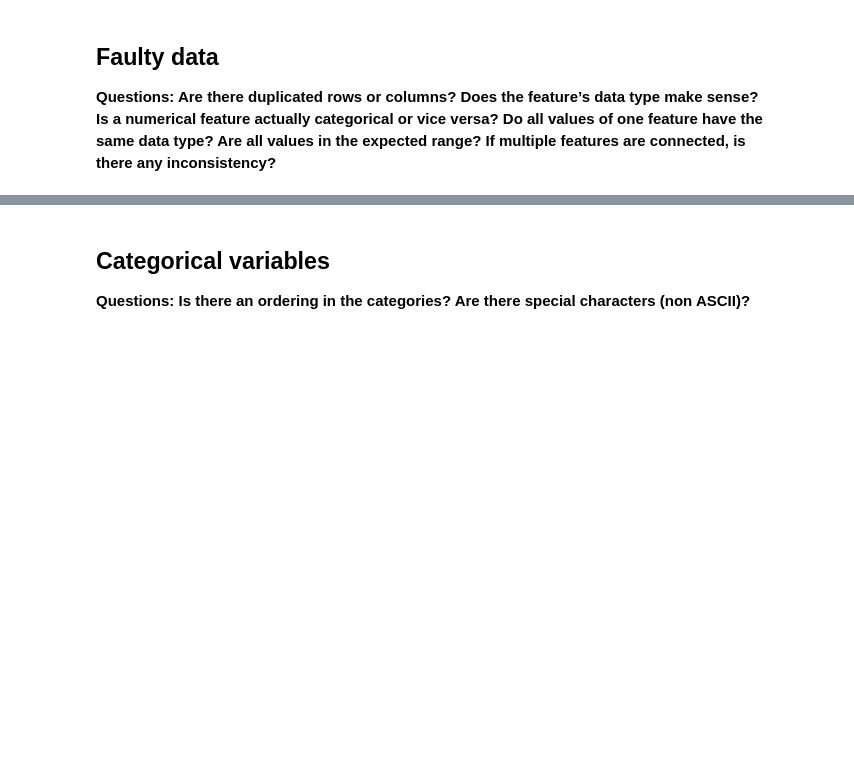
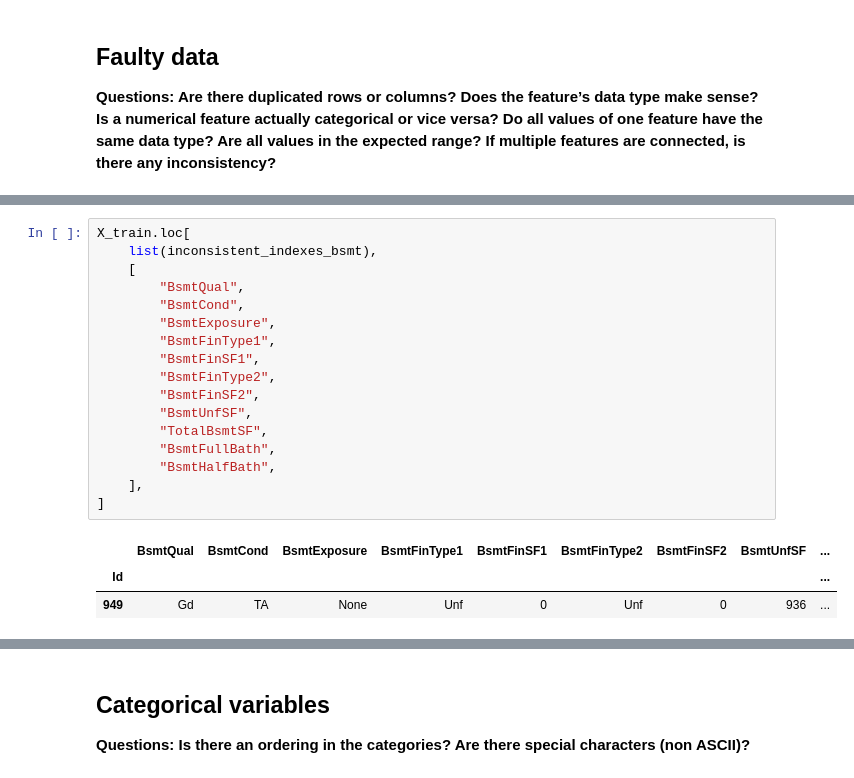
Before and after one commit to ronja-s/ames_housing_prices, a Jupyter notebook: jupyter_notebooks/03_exploratory_data_analysis.ipynb, the cells around one changed output, grey strips where cells are left out. Drawn from its saved outputs; the diff is of its cells as text; blank space fills up the shorter version.

```diff
--- a/jupyter_notebooks/03_exploratory_data_analysis.ipynb
+++ b/jupyter_notebooks/03_exploratory_data_analysis.ipynb
@@ -168,0 +366,21 @@ X_train.dropna(axis=0, subset=nan_delete_row, inplace=True)
+# %%
+X_train.loc[
+    list(inconsistent_indexes_bsmt),
+    [
+        "BsmtQual",
+        "BsmtCond",
+        "BsmtExposure",
+        "BsmtFinType1",
+        "BsmtFinSF1",
+        "BsmtFinType2",
+        "BsmtFinSF2",
+        "BsmtUnfSF",
+        "TotalBsmtSF",
+        "BsmtFullBath",
+        "BsmtHalfBath",
+    ],
+]
+# %% [output]
+|  | BsmtQual | BsmtCond | BsmtExposure | BsmtFinType1 | BsmtFinSF1 | BsmtFinType2 | BsmtFinSF2 | BsmtUnfSF | ... |
+| Id |  |  |  |  |  |  |  |  | ... |
+| 949 | Gd | TA | None | Unf | 0 | Unf | 0 | 936 | ... |
```
Also changed, not shown: parts of 29 cells of this notebook.
